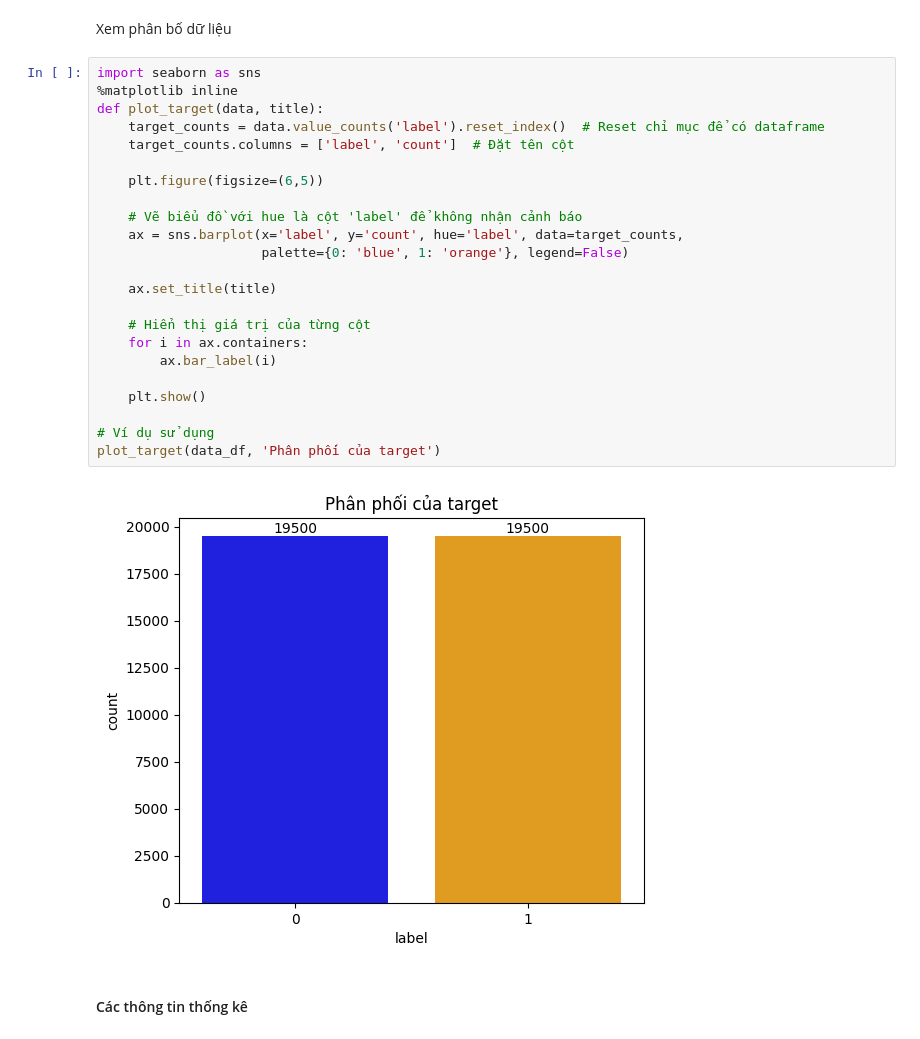
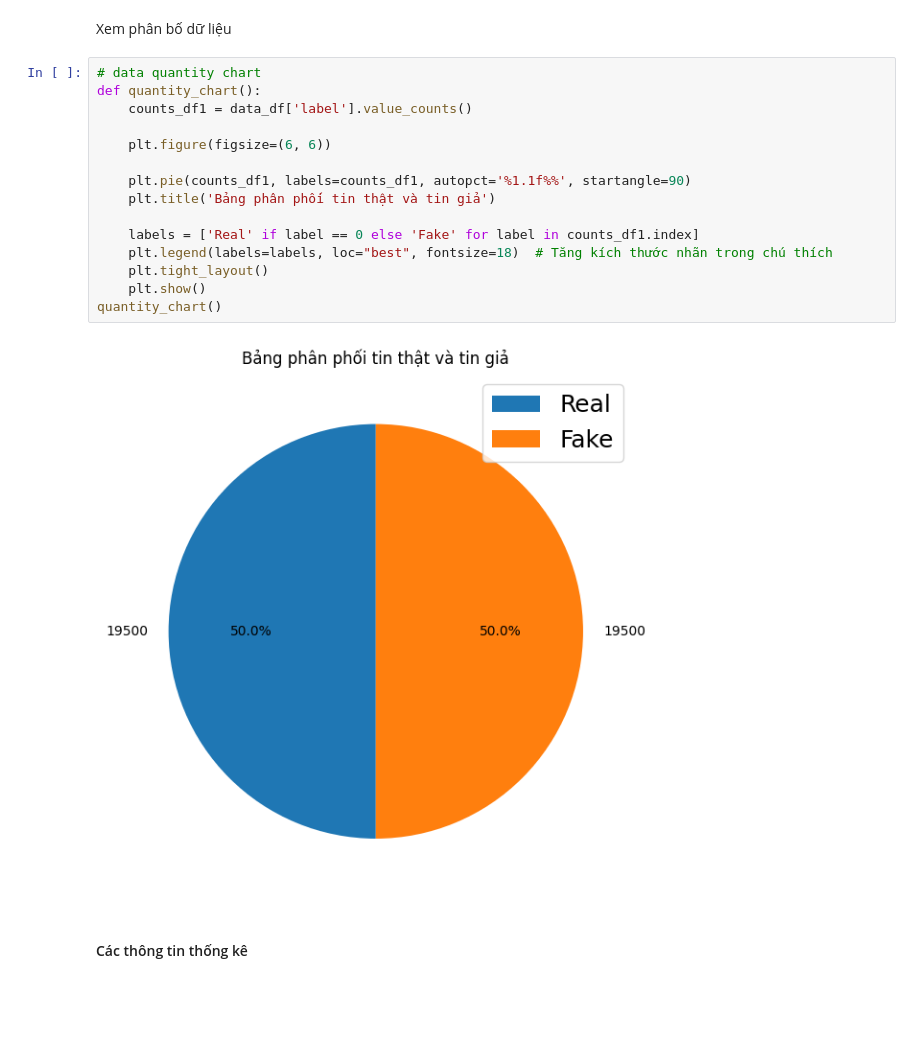
Before and after one commit to Hieu0112/DATN, a Jupyter notebook: Demo/English/Demo_English.ipynb, the cells around one changed output. Cells and saved outputs as stored; diff of their text form; blank space fills up the shorter version.

```diff
--- a/Demo/English/Demo_English.ipynb
+++ b/Demo/English/Demo_English.ipynb
@@ -174,30 +147,22 @@ Name: proportion, dtype: float64
 # %% [markdown]
 Xem phân bố dữ liệu
-# %%
-import seaborn as sns
-%matplotlib inline
-def plot_target(data, title):
-    target_counts = data.value_counts('label').reset_index()  # Reset chỉ mục để có dataframe
-    target_counts.columns = ['label', 'count']  # Đặt tên cột
-
-    plt.figure(figsize=(6,5))
-
-    # Vẽ biểu đồ với hue là cột 'label' để không nhận cảnh báo
-    ax = sns.barplot(x='label', y='count', hue='label', data=target_counts,
-                     palette={0: 'blue', 1: 'orange'}, legend=False)
-
-    ax.set_title(title)
-
-    # Hiển thị giá trị của từng cột
-    for i in ax.containers:
-        ax.bar_label(i)
-
-    plt.show()
-
-# Ví dụ sử dụng
-plot_target(data_df, 'Phân phối của target')
-# %% [output]
-[figure, removed]
+# %%
+# data quantity chart
+def quantity_chart():
+    counts_df1 = data_df['label'].value_counts()
+
+    plt.figure(figsize=(6, 6))
+
+    plt.pie(counts_df1, labels=counts_df1, autopct='%1.1f%%', startangle=90)
+    plt.title('Bảng phân phối tin thật và tin giả')
+
+    labels = ['Real' if label == 0 else 'Fake' for label in counts_df1.index]
+    plt.legend(labels=labels, loc="best", fontsize=18)  # Tăng kích thước nhãn trong chú thích
+    plt.tight_layout()
+    plt.show()
+quantity_chart()
+# %% [output]
+[figure, added]
 # %% [markdown]
 #### Các thông tin thống kê
 # %% [markdown]
```
Also changed, not shown: parts of 55 cells of this notebook, 37 other files.
